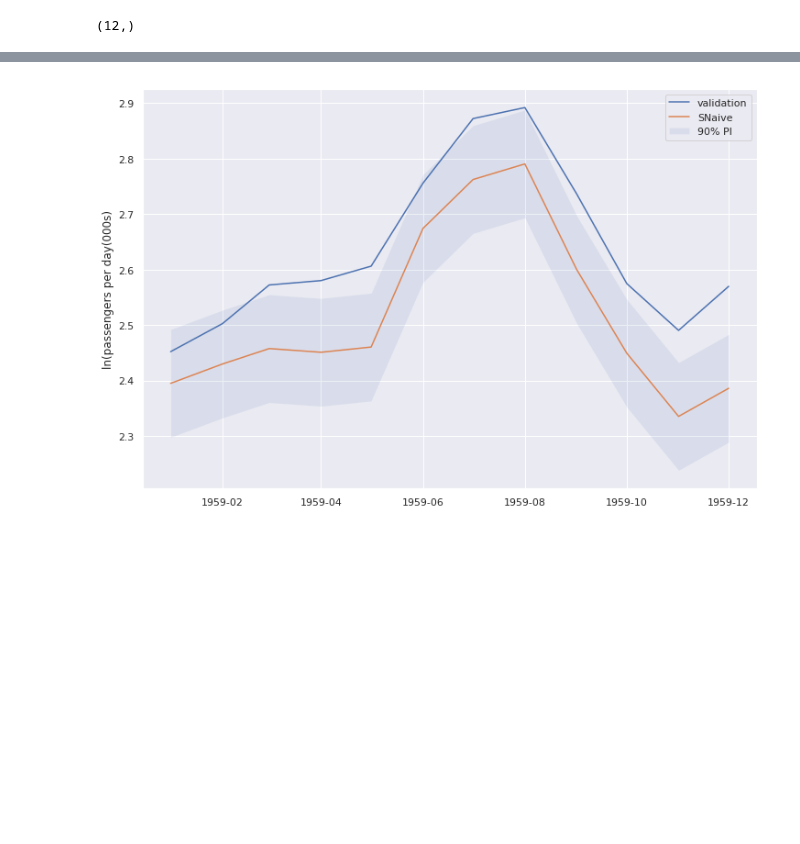
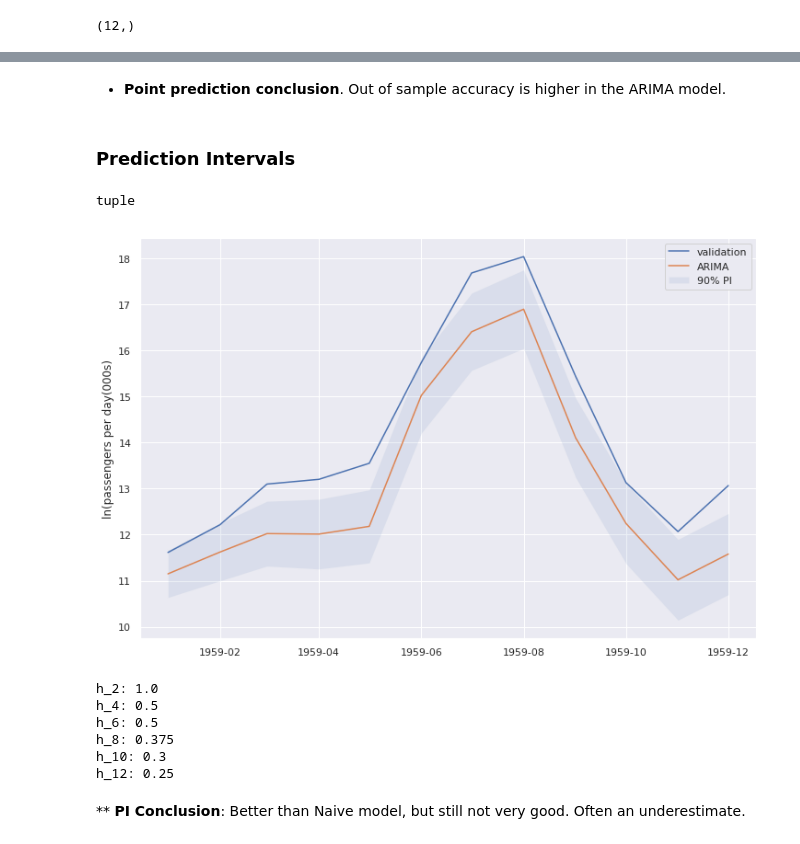
Before and after one commit to TomMonks/code-club-basic-forecasting, a Jupyter notebook: intro_to_dates.ipynb, the cells around one changed output, grey strips where cells are left out. Cells and saved outputs as stored; diff of their text form; code cells hidden in the pictures; blank space fills up the shorter version.

Commit message:
auto_arima added

```diff
--- a/intro_to_dates.ipynb
+++ b/intro_to_dates.ipynb
@@ -399,5 +401,3 @@ axes[1].plot(train_adj)
 axes[1].set(xlabel='month', ylabel='passengers per day (000s)');
 # %% [output]
 [figure]
-# %%
-train_adj = np.log(train_adj)
@@ -636,0 +745,3 @@ mean_absolute_percentage_error(y_true=val_adj, y_pred=nf1_preds)
+# %%
+#select a model that minimises AIC
+arima_model = auto_arima(train_adj, seasonal=True, m=12, suppress_warnings=True)
@@ -643,18 +818,51 @@ intervals = snf.prediction_interval(horizon=HORIZON, levels=[0.9])
+# %% [markdown]
+* **Point prediction conclusion**.  Out of sample accuracy is higher in the ARIMA model.
+# %% [markdown]
+### Prediction Intervals
+# %%
+#call the predict function with the return_conf_int parameter.
+#lets go for 90% PIs
+arima_preds = arima_model.predict(n_periods=HORIZON, return_conf_int=True, alpha=0.1)
+# %%
+#now that we have asked for a prediction interval we return a tuple
+type(arima_preds)
+# %% [output]
+tuple
 # %%
-#plot the model predictions intervals
+#plot the model with 90% predictions intervals
 fig, axes = plt.subplots(1, 1, sharex=True, figsize=(12, 8))
 
 axes.figsize = (12, 10)
 
 axes.plot(val_adj)
-axes.plot(pd.Series(snf_preds, index=val_adj.index));
+axes.plot(pd.Series(arima_preds[0], index=val_adj.index));
 axes.set(ylabel='ln(passengers per day(000s)');
 
-limits = pd.DataFrame(intervals[0], index=val_adj.index, columns=['lower', 'upper'])
+limits = pd.DataFrame(arima_preds[1], index=val_adj.index, columns=['lower', 'upper'])
 axes.fill_between(val_adj.index, limits['lower'], limits['upper'],
                   alpha=.1,
                   label='90% PI')
 
-axes.legend(['validation', 'SNaive', '90% PI']);
+axes.legend(['validation', 'ARIMA', '90% PI']);
 # %% [output]
-[figure, old version]
+[figure, new version]
+# %%
+#what prediction interval coverage have we actually achieved?
+#will look at the 90% prediction intervals
+
+for h in range(2, HORIZON+1, 2):
+    h_validation = val_adj.iloc[:h].to_numpy()
+    h_upper = limits['upper'][:h]
+    h_lower = limits['lower'][:h]
+    covered = ((h_validation > h_lower) & (h_validation < h_upper)).sum()
+    coverage = covered / h
+    print(f'h_{h}: {coverage}')
+# %% [output]
+h_2: 1.0
+h_4: 0.5
+h_6: 0.5
+h_8: 0.375
+h_10: 0.3
+h_12: 0.25
+# %% [markdown]
+** **PI Conclusion**: Better than Naive model, but still not very good.  Often an underestimate.
```
Also changed, not shown: parts of 78 cells of this notebook.
